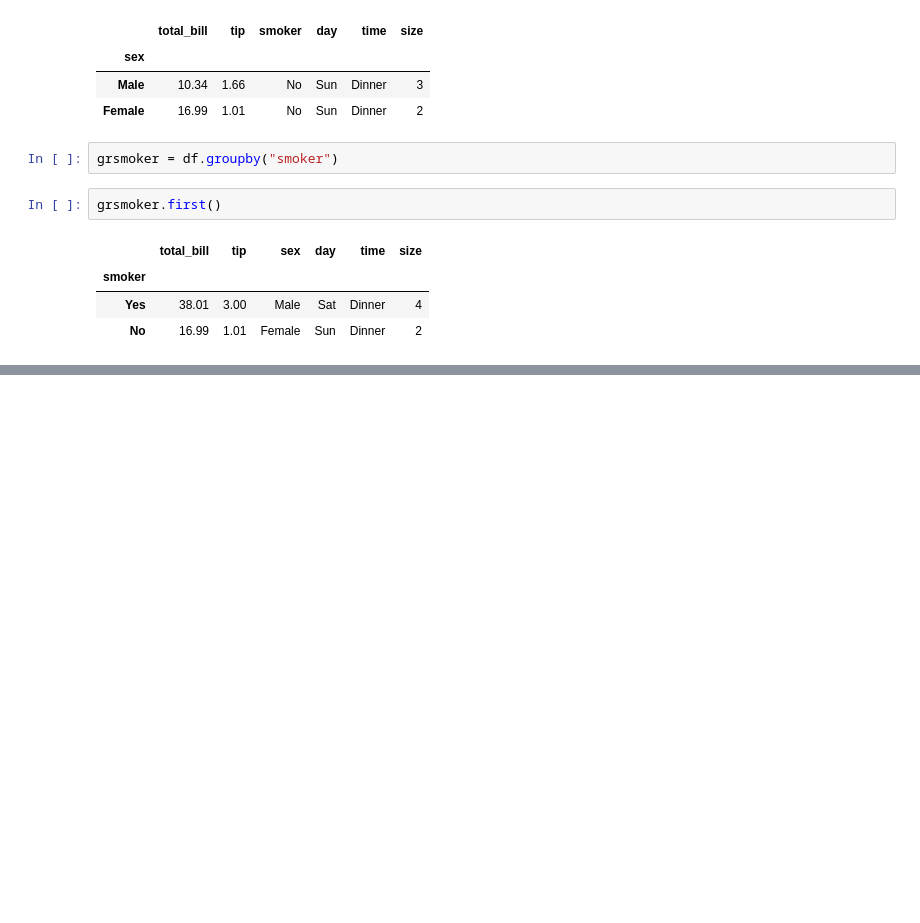
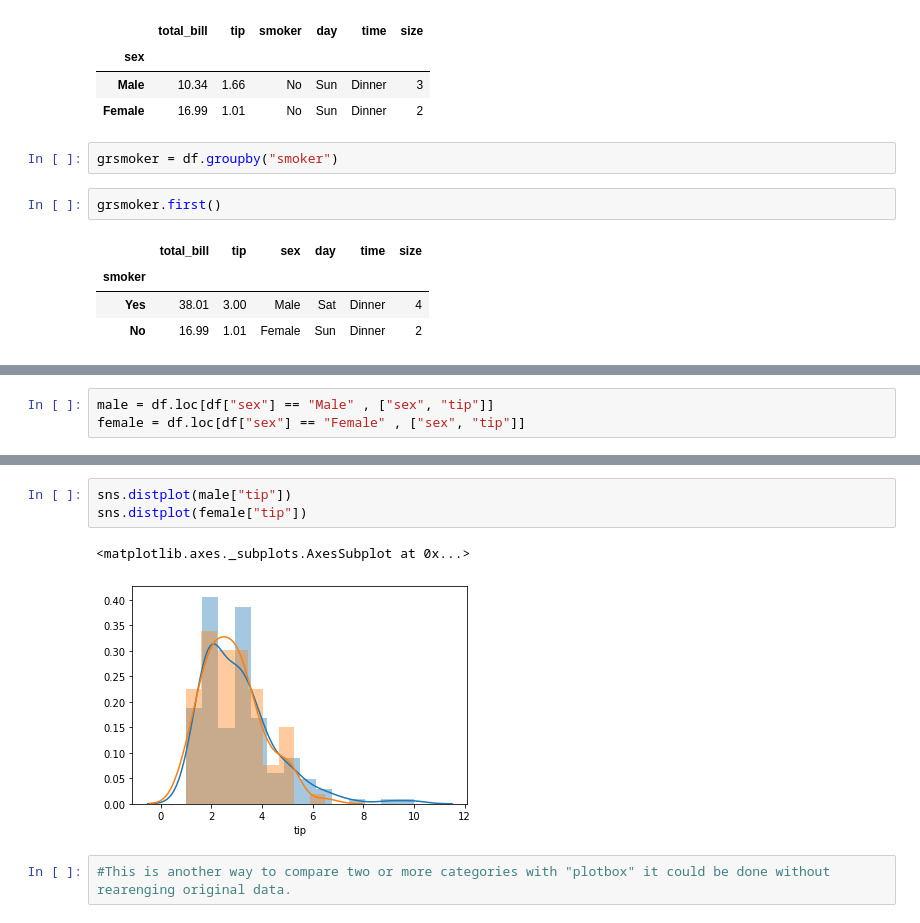
Before and after one commit to Vitalismirnov/-my_fundamentals_of_data_analysis, a Jupyter notebook: Project_VitalijsSmirnovs.ipynb, the cells around one changed output, grey strips where cells are left out. Cells and saved outputs as stored; diff of their text form; blank space fills up the shorter version.

Commit message:
Nov13_2019 imported tips data

```diff
--- a/Project_VitalijsSmirnovs.ipynb
+++ b/Project_VitalijsSmirnovs.ipynb
@@ -159,0 +135,3 @@ NameError: name 'tips' is not defined
+# %%
+male = df.loc[df["sex"] == "Male" , ["sex", "tip"]]
+female = df.loc[df["sex"] == "Female" , ["sex", "tip"]]
@@ -159,0 +147,8 @@ NameError: name 'tips' is not defined
+# %%
+sns.distplot(male["tip"])
+sns.distplot(female["tip"])
+# %% [output]
+<matplotlib.axes._subplots.AxesSubplot at 0x...>
+[figure, added]
+# %%
+#This is another way to compare two or more categories with "plotbox" it could be done without rearenging original data.
```
Also changed, not shown: parts of 18 cells of this notebook.
